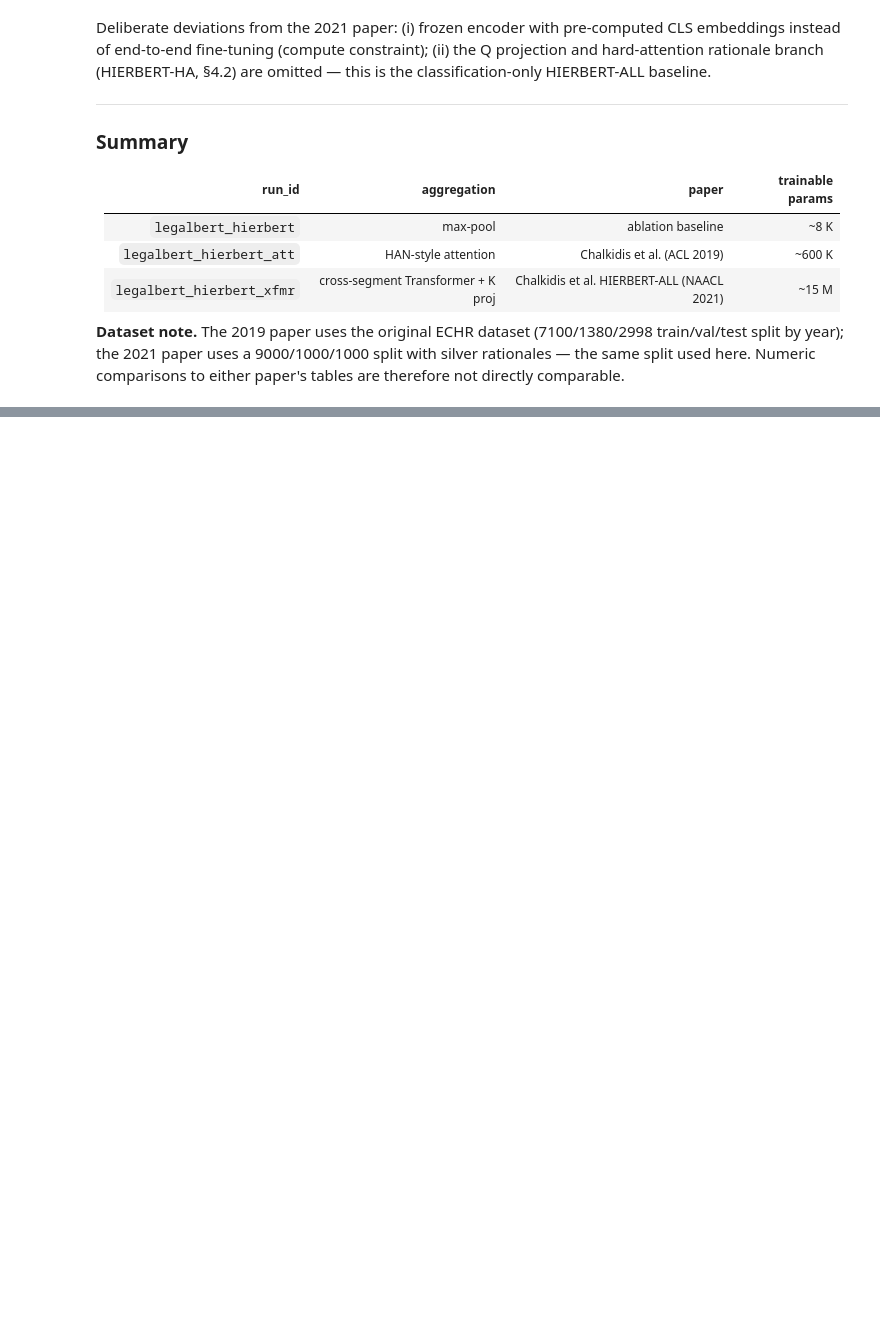
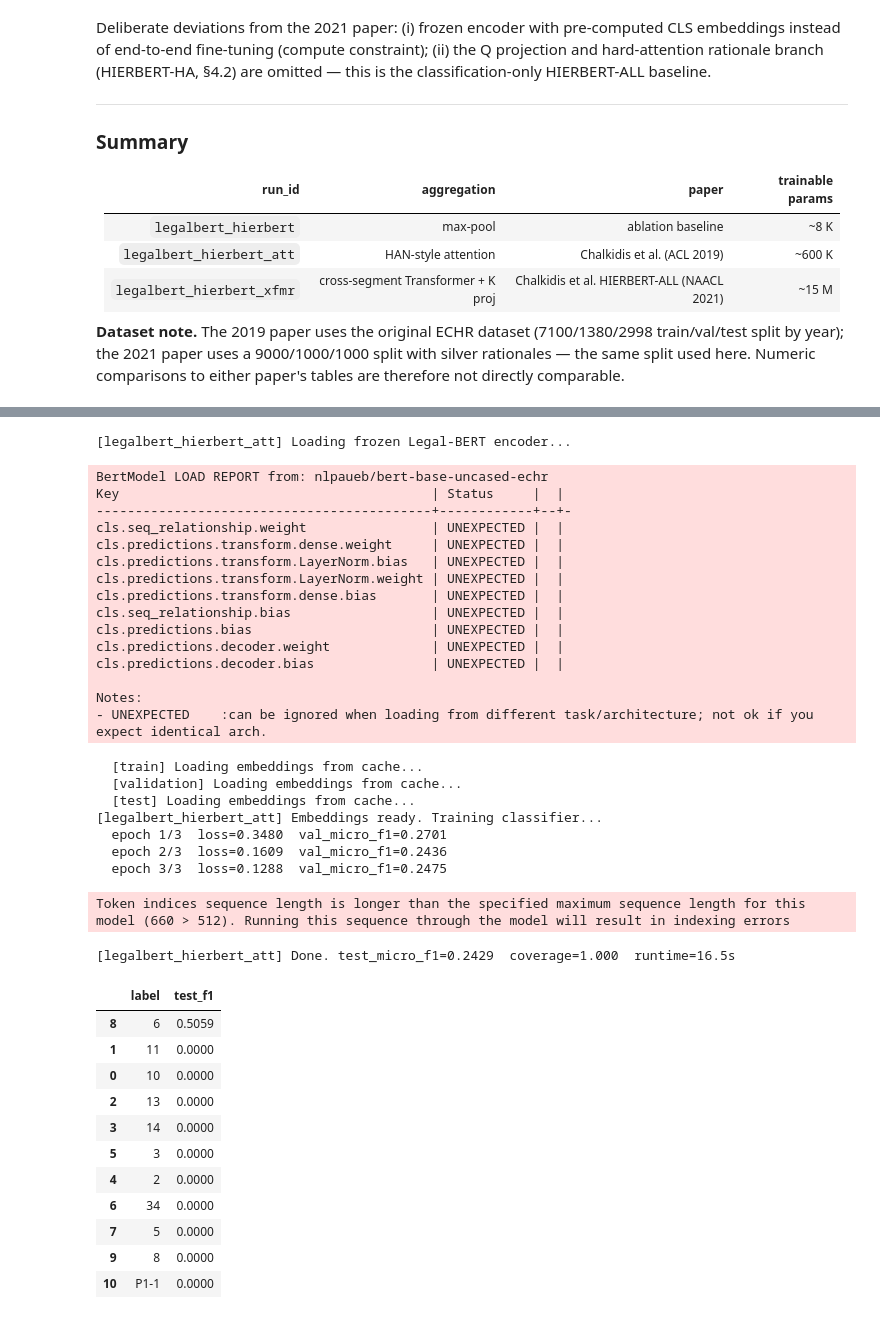
Before and after one commit to rufusthomp/LEGALBERT-Project, a Jupyter notebook: Notebook_main.ipynb, the cells around one changed output, grey strips where cells are left out. Saved outputs shown, nothing was run; the diff lists cells and outputs as text; code cells hidden in the pictures; blank space fills up the shorter version.

Commit message:
fix: fixed access to cached embeddings

```diff
--- a/Notebook_main.ipynb
+++ b/Notebook_main.ipynb
@@ -1945,13 +1950,18 @@ class HIERBERTXfmrClassifier(nn.Module):
 
 
 def run_hierbert_experiment(run_id, model_name,
-                             cache_dir=None, aggregation="max_pool"):
+                             cache_dir=None, embed_cache_dir=None, aggregation="max_pool"):
     """
     HIER-BERT experiment following Chalkidis et al. (2019).
 
     Frozen Legal-BERT paragraph embeddings are pre-computed once and cached to
     disk. Training updates only the aggregation head (attention, max-pool, or
     cross-segment transformer); the encoder is never updated.
+
+    embed_cache_dir: directory containing pre-computed embeddings (train.pt,
+    validation.pt, test.pt). Defaults to cache_dir / run_id so that the first
+    run computes and caches embeddings in its own subdirectory; subsequent runs
+    with a different aggregation head can point here to skip re-encoding.
 
     Dataset note: the 2019 paper uses the original ECHR dataset
     (7100/1380/2998 train/val/test split by year). This notebook uses the 2021
@@ -1961,6 +1971,7 @@ def run_hierbert_experiment(run_id, model_name,
     """
     run_dir   = Path("results") / run_id
     cache_dir = Path(cache_dir) / run_id if cache_dir else Path("cache") / run_id
+    embed_cache_dir = Path(embed_cache_dir) if embed_cache_dir else cache_dir
     run_dir.mkdir(parents=True, exist_ok=True)
     torch.manual_seed(FULL_SEED)
 
@@ -1980,9 +1991,9 @@ def run_hierbert_experiment(run_id, model_name,
     for param in encoder.parameters():
         param.requires_grad = False
 
-    train_embeddings = load_or_compute_embeddings("train",      dataset["train"],      tokenizer, encoder, DEVICE, cache_dir)
-    val_embeddings   = load_or_compute_embeddings("validation", dataset["validation"], tokenizer, encoder, DEVICE, cache_dir)
-    test_embeddings  = load_or_compute_embeddings("test",       dataset["test"],       tokenizer, encoder, DEVICE, cache_dir)
+    train_embeddings = load_or_compute_embeddings("train",      dataset["train"],      tokenizer, encoder, DEVICE, embed_cache_dir)
+    val_embeddings   = load_or_compute_embeddings("validation", dataset["validation"], tokenizer, encoder, DEVICE, embed_cache_dir)
+    test_embeddings  = load_or_compute_embeddings("test",       dataset["test"],       tokenizer, encoder, DEVICE, embed_cache_dir)
 
     del encoder
     torch.cuda.empty_cache()
@@ -2090,13 +2140,52 @@ display(legalbert_hierbert_per_label)
 # %%
 # Run legalbert_hierbert_att: HIER-BERT with HAN-style attention (Chalkidis et al., ACL 2019).
 # Reuses cached embeddings from legalbert_hierbert — no re-encoding needed.
 legalbert_hierbert_att_metrics, legalbert_hierbert_att_per_label = run_hierbert_experiment(
     run_id="legalbert_hierbert_att",
     model_name="nlpaueb/bert-base-uncased-echr",
     cache_dir=f"{DRIVE_BASE}/cache",
+    embed_cache_dir=f"{DRIVE_BASE}/cache/legalbert_hierbert",
     aggregation="attention",
 )
 display(legalbert_hierbert_att_per_label)
+# %% [output]
+[legalbert_hierbert_att] Loading frozen Legal-BERT encoder...
+BertModel LOAD REPORT from: nlpaueb/bert-base-uncased-echr
+Key                                        | Status     |  |
+-------------------------------------------+------------+--+-
+cls.seq_relationship.weight                | UNEXPECTED |  |
+cls.predictions.transform.dense.weight     | UNEXPECTED |  |
+cls.predictions.transform.LayerNorm.bias   | UNEXPECTED |  |
+cls.predictions.transform.LayerNorm.weight | UNEXPECTED |  |
+cls.predictions.transform.dense.bias       | UNEXPECTED |  |
+cls.seq_relationship.bias                  | UNEXPECTED |  |
+cls.predictions.bias                       | UNEXPECTED |  |
+cls.predictions.decoder.weight             | UNEXPECTED |  |
+cls.predictions.decoder.bias               | UNEXPECTED |  |
+
+Notes:
+- UNEXPECTED    :can be ignored when loading from different task/architecture; not ok if you expect identical arch.
+  [train] Loading embeddings from cache...
+  [validation] Loading embeddings from cache...
+  [test] Loading embeddings from cache...
+[legalbert_hierbert_att] Embeddings ready. Training classifier...
+  epoch 1/3  loss=0.3480  val_micro_f1=0.2701
+  epoch 2/3  loss=0.1609  val_micro_f1=0.2436
+  epoch 3/3  loss=0.1288  val_micro_f1=0.2475
+Token indices sequence length is longer than the specified maximum sequence length for this model (660 > 512). Running this sequence through the model will result in indexing errors
+[legalbert_hierbert_att] Done. test_micro_f1=0.2429  coverage=1.000  runtime=16.5s
+|  | label | test_f1 |
+| 8 | 6 | 0.5059 |
+| 1 | 11 | 0.0000 |
+| 0 | 10 | 0.0000 |
+| 2 | 13 | 0.0000 |
+| 3 | 14 | 0.0000 |
+| 5 | 3 | 0.0000 |
+| 4 | 2 | 0.0000 |
+| 6 | 34 | 0.0000 |
+| 7 | 5 | 0.0000 |
+| 9 | 8 | 0.0000 |
+| 10 | P1-1 | 0.0000 |
 # %%
 # Run legalbert_hierbert_xfmr: HIERBERT-ALL with cross-segment Transformer + K proj (Chalkidis et al., NAACL 2021).
 # Reuses cached embeddings from legalbert_hierbert — no re-encoding needed.
```
Also changed, not shown: parts of 8 cells of this notebook.
